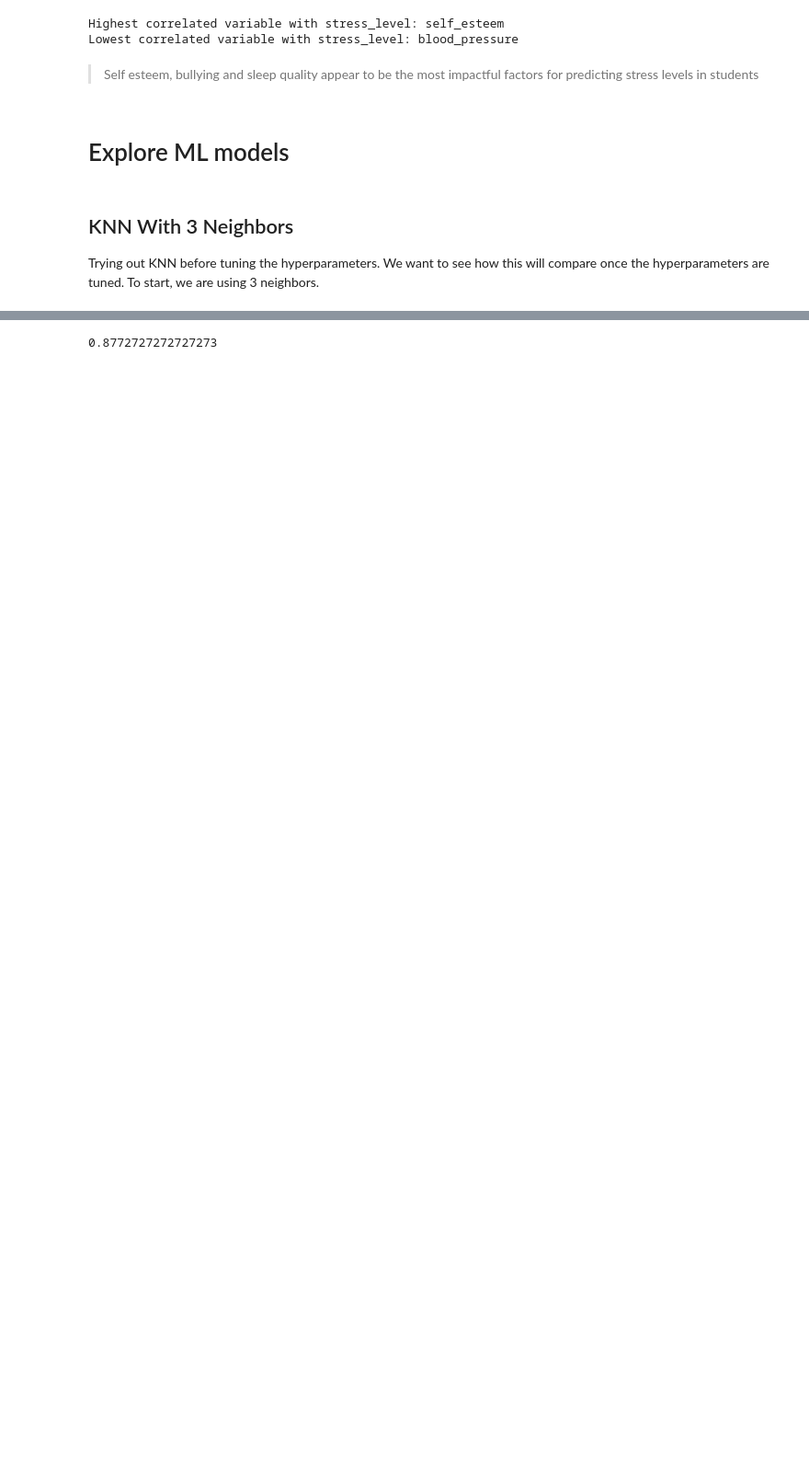
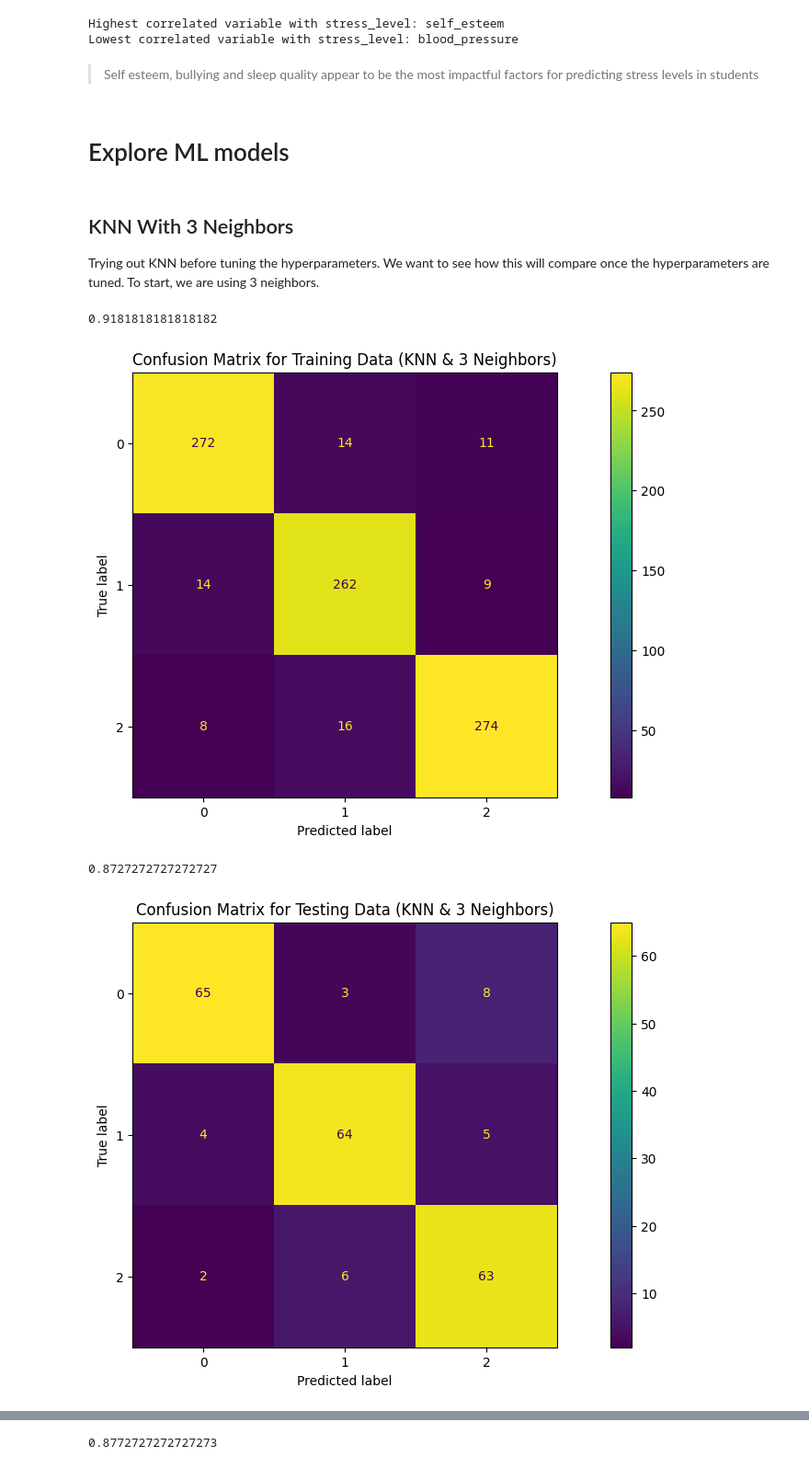
Before and after one commit to ZacPerry-dev/Student-Stress-Factors, a Jupyter notebook: main.ipynb, the cells around one changed output, grey strips where cells are left out. Shown at 92% size. Cells and saved outputs as stored; diff of their text form; code cells hidden in the pictures; blank space fills up the shorter version.

```diff
--- a/main.ipynb
+++ b/main.ipynb
@@ -204,21 +188,31 @@ X_train, X_test, y_train, y_test = train_test_split(X, y, test_size=0.2, random_
 
 Trying out KNN before tuning the hyperparameters. We want to see how this will compare once the hyperparameters are tuned. To start, we are using 3 neighbors.
 # %%
+X = np.array(slf_df.drop(columns=['stress_level']))
+y = np.array(slf_df['stress_level'])
+
+X_train, X_test, y_train, y_test = train_test_split(X, y, random_state=42, test_size=0.2)
+
 clf = KNeighborsClassifier(n_neighbors=3)
 clf.fit(X_train, y_train)
 y_predict = clf.predict(X_train)
 print(accuracy_score(y_train, y_predict))
 
 training_cm = confusion_matrix(y_train, y_predict, labels=clf.classes_)
 ConfusionMatrixDisplay(training_cm, display_labels=clf.classes_).plot()
 plt.title("Confusion Matrix for Training Data (KNN & 3 Neighbors)")
 plt.show()
 
 y_predict = clf.predict(X_test)
 print(accuracy_score(y_test, y_predict))
 
 testing_cm = confusion_matrix(y_test, y_predict, labels=clf.classes_)
 ConfusionMatrixDisplay(testing_cm, display_labels=clf.classes_).plot()
 plt.title("Confusion Matrix for Testing Data (KNN & 3 Neighbors)")
 plt.show()
+# %% [output]
+0.9181818181818182
+[figure, added]
+0.8727272727272727
+[figure, added]
 # %% [markdown]
```
Also changed, not shown: parts of 29 cells of this notebook.
